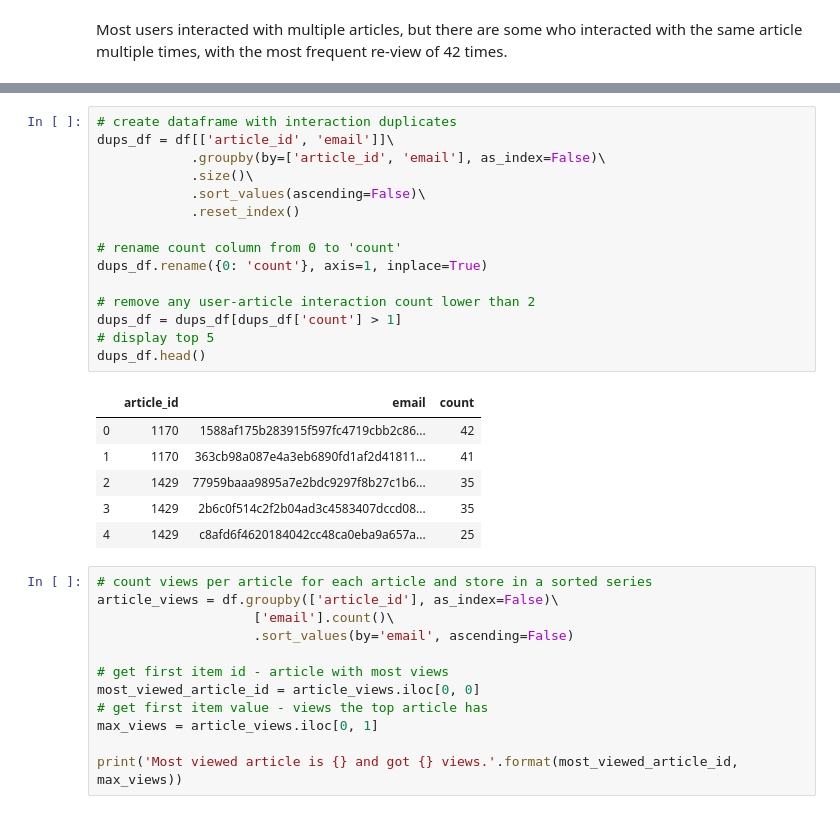
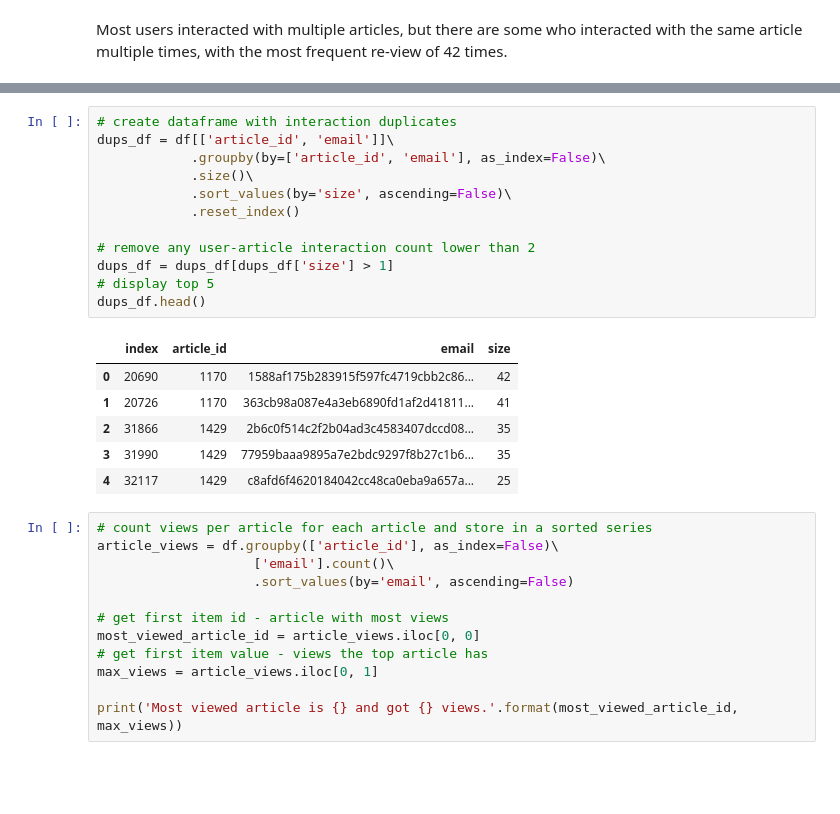
Before and after one commit to gradinarualex/ibm-article-recommender, a Jupyter notebook: IBM Watson Recommender.ipynb, the cells around one changed output, grey strips where cells are left out. Cells and saved outputs as stored; diff of their text form; blank space fills up the shorter version.

```diff
--- a/IBM Watson Recommender.ipynb
+++ b/IBM Watson Recommender.ipynb
@@ -119,25 +135,22 @@ Most users interacted with multiple articles, but there are some who interacted
 # %%
 # create dataframe with interaction duplicates
 dups_df = df[['article_id', 'email']]\
             .groupby(by=['article_id', 'email'], as_index=False)\
             .size()\
-            .sort_values(ascending=False)\
+            .sort_values(by='size', ascending=False)\
             .reset_index()
 
-# rename count column from 0 to 'count'
-dups_df.rename({0: 'count'}, axis=1, inplace=True)
-
 # remove any user-article interaction count lower than 2
-dups_df = dups_df[dups_df['count'] > 1]
+dups_df = dups_df[dups_df['size'] > 1]
 # display top 5
 dups_df.head()
 # %% [output]
-|  | article_id | email | count |
-| 0 | 1170 | 1588af175b283915f597fc4719cbb2c86... | 42 |
-| 1 | 1170 | 363cb98a087e4a3eb6890fd1af2d41811... | 41 |
-| 2 | 1429 | 77959baaa9895a7e2bdc9297f8b27c1b6... | 35 |
-| 3 | 1429 | 2b6c0f514c2f2b04ad3c4583407dccd08... | 35 |
-| 4 | 1429 | c8afd6f4620184042cc48ca0eba9a657a... | 25 |
+|  | index | article_id | email | size |
+| 0 | 20690 | 1170 | 1588af175b283915f597fc4719cbb2c86... | 42 |
+| 1 | 20726 | 1170 | 363cb98a087e4a3eb6890fd1af2d41811... | 41 |
+| 2 | 31866 | 1429 | 2b6c0f514c2f2b04ad3c4583407dccd08... | 35 |
+| 3 | 31990 | 1429 | 77959baaa9895a7e2bdc9297f8b27c1b6... | 35 |
+| 4 | 32117 | 1429 | c8afd6f4620184042cc48ca0eba9a657a... | 25 |
 # %%
 # count views per article for each article and store in a sorted series
 article_views = df.groupby(['article_id'], as_index=False)\
```
Also changed, not shown: parts of 14 cells of this notebook, 20 other files.
